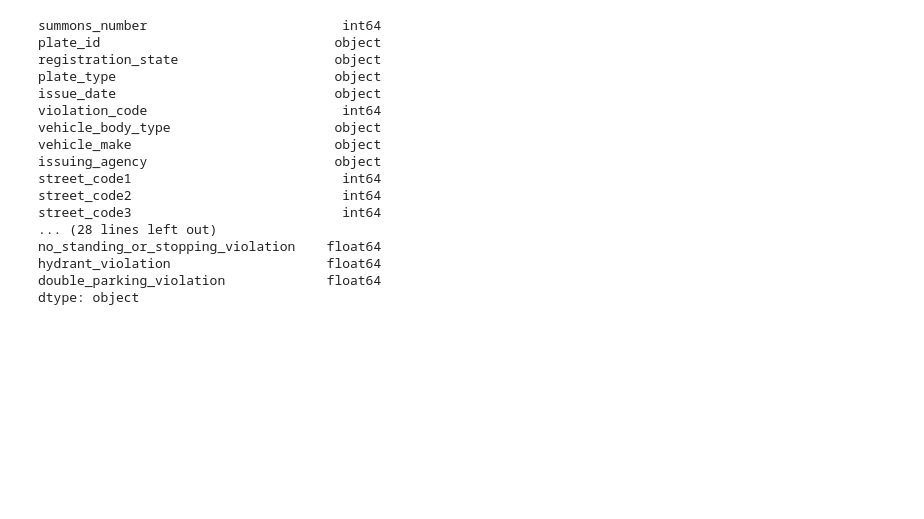
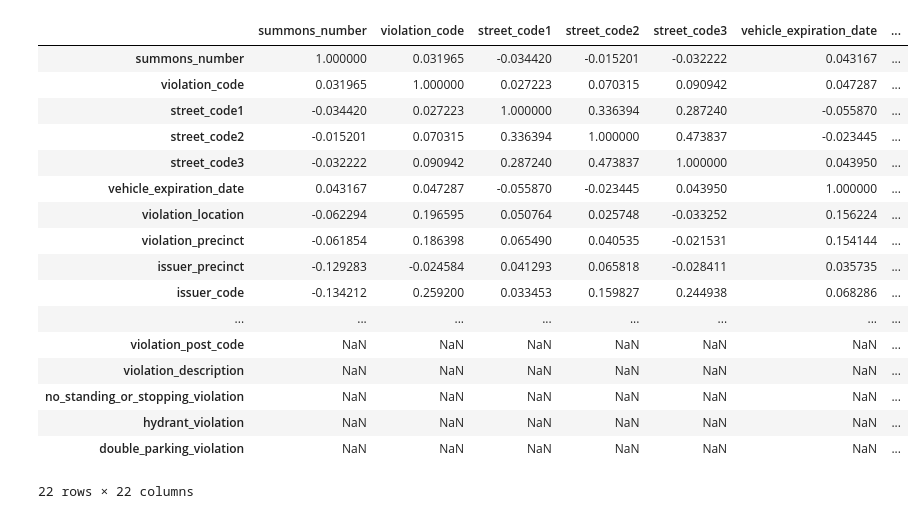
Before and after one commit to JessieSu2/DataScience, a Jupyter notebook: DataScience.ipynb, the cells around one changed output. Cells and saved outputs as stored; diff of their text form; code cells hidden in the pictures; blank space fills up the shorter version.

```diff
--- a/DataScience.ipynb
+++ b/DataScience.ipynb
@@ -50,20 +30,21 @@ dtype: int64
 # %%
-df.dtypes
+df.corr()
 # %% [output]
+|  | summons_number | violation_code | street_code1 | street_code2 | street_code3 | vehicle_expiration_date | ... |
+| summons_number | 1.000000 | 0.031965 | -0.034420 | -0.015201 | -0.032222 | 0.043167 | ... |
+| violation_code | 0.031965 | 1.000000 | 0.027223 | 0.070315 | 0.090942 | 0.047287 | ... |
+| street_code1 | -0.034420 | 0.027223 | 1.000000 | 0.336394 | 0.287240 | -0.055870 | ... |
+| street_code2 | -0.015201 | 0.070315 | 0.336394 | 1.000000 | 0.473837 | -0.023445 | ... |
+| street_code3 | -0.032222 | 0.090942 | 0.287240 | 0.473837 | 1.000000 | 0.043950 | ... |
+| vehicle_expiration_date | 0.043167 | 0.047287 | -0.055870 | -0.023445 | 0.043950 | 1.000000 | ... |
+| violation_location | -0.062294 | 0.196595 | 0.050764 | 0.025748 | -0.033252 | 0.156224 | ... |
+| violation_precinct | -0.061854 | 0.186398 | 0.065490 | 0.040535 | -0.021531 | 0.154144 | ... |
+| issuer_precinct | -0.129283 | -0.024584 | 0.041293 | 0.065818 | -0.028411 | 0.035735 | ... |
+| issuer_code | -0.134212 | 0.259200 | 0.033453 | 0.159827 | 0.244938 | 0.068286 | ... |
+| ... | ... | ... | ... | ... | ... | ... | ... |
+| violation_post_code | NaN | NaN | NaN | NaN | NaN | NaN | ... |
+| violation_description | NaN | NaN | NaN | NaN | NaN | NaN | ... |
+| no_standing_or_stopping_violation | NaN | NaN | NaN | NaN | NaN | NaN | ... |
+| hydrant_violation | NaN | NaN | NaN | NaN | NaN | NaN | ... |
+| double_parking_violation | NaN | NaN | NaN | NaN | NaN | NaN | ... |
-summons_number                         int64
-plate_id                              object
-registration_state                    object
-plate_type                            object
-issue_date                            object
-violation_code                         int64
-vehicle_body_type                     object
-vehicle_make                          object
-issuing_agency                        object
-street_code1                           int64
-street_code2                           int64
-street_code3                           int64
-... (28 lines left out)
-no_standing_or_stopping_violation    float64
-hydrant_violation                    float64
-double_parking_violation             float64
-dtype: object
+22 rows × 22 columns
```
Also changed, not shown: parts of 8 cells of this notebook.
